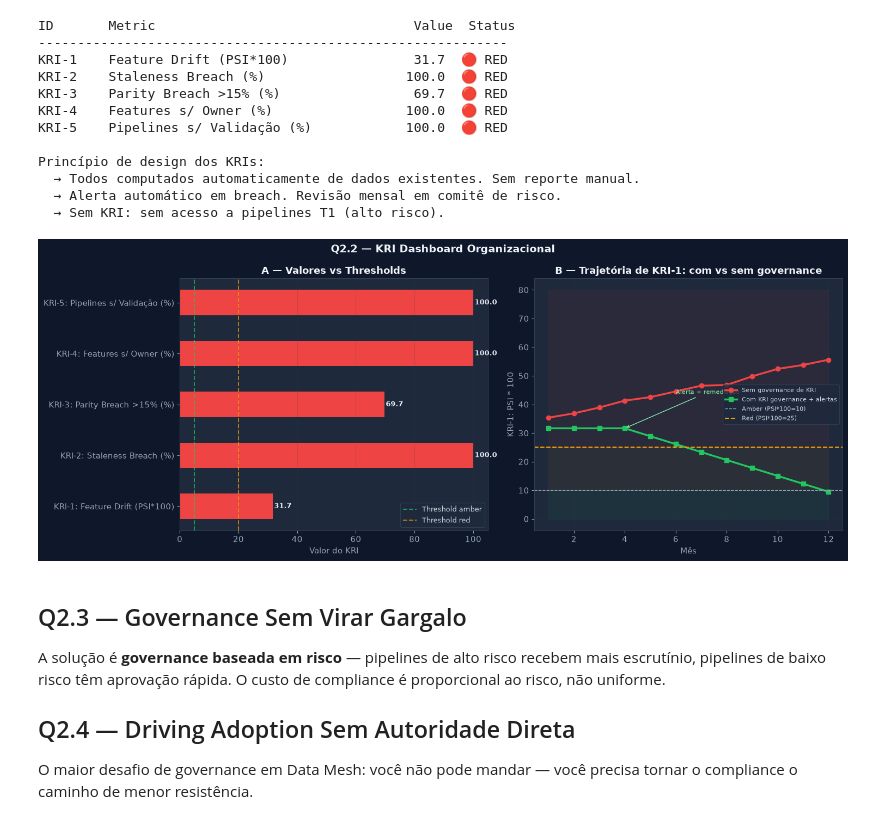
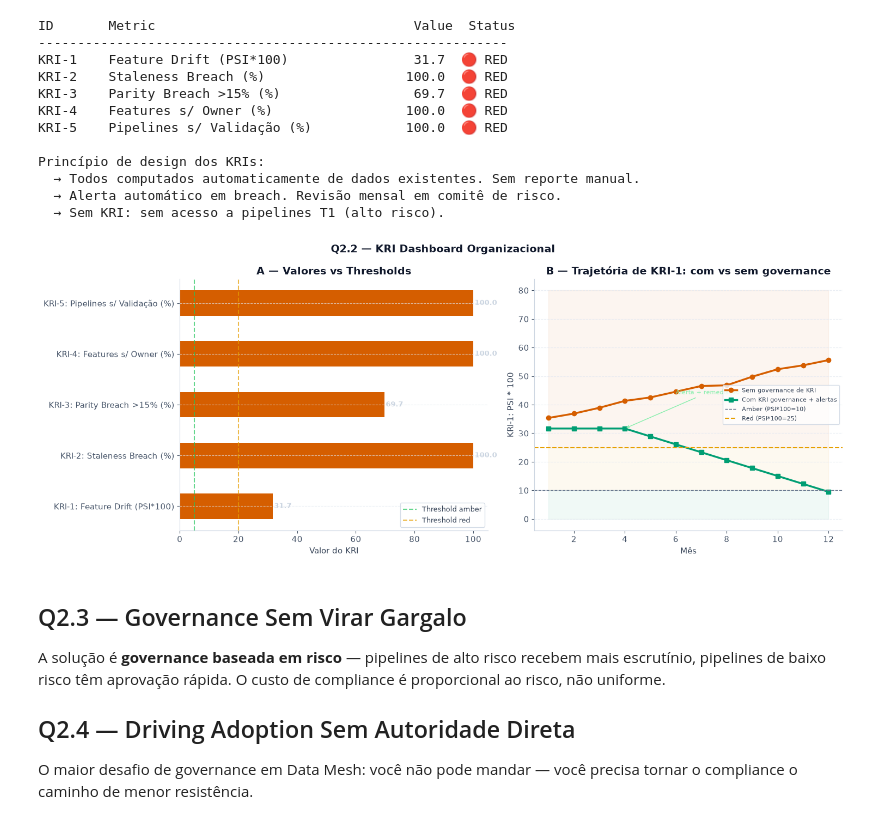
Before and after one commit to Cristiano2132/nubank-model-risk-business-case, a Jupyter notebook: business_case_answers.ipynb, the cells around one changed output. Saved outputs shown, nothing was run; the diff lists cells and outputs as text; code cells hidden in the pictures.

Commit message:
style: apply light executive theme, Okabe-Ito palette, and style_chart functions

```diff
--- a/business_case_answers.ipynb
+++ b/business_case_answers.ipynb
@@ -323,17 +331,17 @@ O que dashboard.py NÃO REPORTA (silêncio perigoso):
 # %%
 fig, axes = plt.subplots(1, 2, figsize=(14, 5))
 fig.suptitle('Risco 3 — Blind Monitoring: 100% uptime com features corrompidas',
-             fontsize=13, color='#f1f5f9', fontweight='bold')
+             fontsize=13, color='#0f172a', fontweight='bold')
 
 ax = axes[0]
 ax.bar(['Uptime (%)', 'Avg Latency (ms)'],
        [uptime_pct, avg_latency],
        color=COL_LO, edgecolor='none', width=0.5)
 ax.set_ylim(0, 110)
-ax.set_title('A — O que dashboard.py reporta\n(Tudo verde ✅ — enganoso!)'); ax.grid(True, alpha=0.2)
+ax.set_title('A — O que dashboard.py reporta\n(Tudo verde ✅ — enganoso!)'); style_chart(ax)
 for bar in ax.patches:
     ax.text(bar.get_x()+bar.get_width()/2, bar.get_height()+1,
-            f'{bar.get_height():.1f}', ha='center', color='#e2e8f0', fontweight='bold')
+            f'{bar.get_height():.1f}', ha='center', color='#cbd5e1', fontweight='bold')
 
 ax = axes[1]
 n_total = len(df_merged)
@@ -345,11 +353,11 @@ missing = {
 }
 cols_m = [COL_HI if v > 15 else COL_MED for v in missing.values()]
 bars = ax.bar(list(missing.keys()), list(missing.values()), color=cols_m, edgecolor='none', width=0.5)
-ax.axhline(15, color='#94a3b8', lw=1.5, linestyle='--', label='Threshold 15%')
-ax.set_title('B — O que NÃO é monitorado (risco oculto 🚨)'); ax.legend(fontsize=9); ax.grid(True, alpha=0.2)
+ax.axhline(15, color='#64748b', lw=1.5, linestyle='--', label='Threshold 15%')
+ax.set_title('B — O que NÃO é monitorado (risco oculto 🚨)'); ax.legend(fontsize=9); style_chart(ax)
 for bar in bars:
     ax.text(bar.get_x() + bar.get_width()/2, bar.get_height() + 0.3, f'{bar.get_height():.1f}%',
-            ha='center', color='#e2e8f0', fontweight='bold', fontsize=9)
+            ha='center', color='#cbd5e1', fontweight='bold', fontsize=9)
 fig.tight_layout()
 plt.show()
 # %% [output]
@@ -693,7 +701,7 @@ CONTROLE 3 — Feature Schema Registry + Shadow Deployment:
   Gate de validação de schema no CI em todo commit
 # %%
 fig, axes = plt.subplots(1, 3, figsize=(18, 6))
-fig.suptitle('Q1.4 — Três Controles Chave de Governance', fontsize=14, color='#f1f5f9', fontweight='bold')
+fig.suptitle('Q1.4 — Três Controles Chave de Governance', fontsize=14, color='#0f172a', fontweight='bold')
 
 # C1: TTL impact
 ax = axes[0]
@@ -705,11 +713,11 @@ ax.bar(['Fresh (OK)', 'Stale servido\n(atual)', 'Stale bloqueado\n(proposto)'],
        [0, 0, n_stale_c], color=COL_LO, edgecolor='none', alpha=0.8)
 ax.set_ylabel('Linhas de feature')
 ax.set_title('Controle 1 — TTL Enforcement\nEvita dados stale chegando ao modelo')
-ax.grid(True, alpha=0.2)
+style_chart(ax)
 for bar in ax.patches:
     if bar.get_height() > 0:
         ax.text(bar.get_x()+bar.get_width()/2, bar.get_height()+0.3,
-                str(int(bar.get_height())), ha='center', color='#e2e8f0', fontweight='bold')
+                str(int(bar.get_height())), ha='center', color='#cbd5e1', fontweight='bold')
 
 # C2: Drift over time
 ax = axes[1]
@@ -719,13 +727,13 @@ drift_no  = psi + np.cumsum(np.random.normal(0.02, 0.01, 16)) * 0.08
 drift_yes = np.concatenate([np.repeat(psi, 8), np.linspace(psi, psi*0.35, 8)])
 ax.plot(weeks, drift_no,  color=COL_HI, lw=2.5, marker='o', ms=5, label='Sem drift monitoring')
 ax.plot(weeks, drift_yes, color=COL_LO, lw=2.5, marker='s', ms=5, label='Com drift monitoring + alertas')
-ax.axhline(0.10, color='#94a3b8', lw=1, linestyle='--', label='Threshold amber (0.10)')
+ax.axhline(0.10, color='#64748b', lw=1, linestyle='--', label='Threshold amber (0.10)')
 ax.axhline(0.25, color=COL_MED, lw=1.5, linestyle='--', label='Threshold red (0.25)')
 ax.annotate('Alerta!\nRemediação', xy=(9, drift_yes[8]), xytext=(11, drift_yes[8]+0.05),
             fontsize=8, color='#86efac', arrowprops=dict(arrowstyle='->', color='#86efac'))
 ax.set_xlabel('Semana'); ax.set_ylabel('PSI')
 ax.set_title('Controle 2 — Drift Monitor Contínuo\nDetecção rápida = remediação rápida')
-ax.legend(fontsize=8); ax.grid(True, alpha=0.2)
+ax.legend(fontsize=8); style_chart(ax)
 
 # C3: Schema registry
 ax = axes[2]
@@ -739,8 +747,8 @@ for (x, y, title, bg, border, desc) in [
 ]:
     ax.add_patch(mpatches.FancyBboxPatch((0.3, y-1.0), 9.2, 1.8,
                  boxstyle='round,pad=0.1', facecolor=bg, edgecolor=border, linewidth=1.5))
-    ax.text(x, y+0.4, title, ha='center', fontsize=10, color='#f1f5f9', fontweight='bold')
-    ax.text(x, y-0.4, desc, ha='center', fontsize=8, color='#cbd5e1', fontfamily='monospace')
+    ax.text(x, y+0.4, title, ha='center', fontsize=10, color='#0f172a', fontweight='bold')
+    ax.text(x, y-0.4, desc, ha='center', fontsize=8, color='#475569', fontfamily='monospace')
 
 fig.tight_layout()
 plt.show()
@@ -838,41 +846,41 @@ Princípio de design dos KRIs:
   → Sem KRI: sem acesso a pipelines T1 (alto risco).
 # %%
 fig, axes = plt.subplots(1, 2, figsize=(15, 6))
-fig.suptitle('Q2.2 — KRI Dashboard Organizacional', fontsize=14, color='#f1f5f9', fontweight='bold')
+fig.suptitle('Q2.2 — KRI Dashboard Organizacional', fontsize=14, color='#0f172a', fontweight='bold')
 
 ax = axes[0]
 kri_labels = [k[0]+': '+k[1] for k in kri_data]
 kri_vals   = [k[2] for k in kri_data]
 kri_cols   = [COL_HI if v > k[4] else (COL_MED if v > k[3] else COL_LO) for k,v in zip(kri_data, kri_vals)]
 bars = ax.barh(kri_labels, kri_vals, color=kri_cols, edgecolor='none', height=0.5)
 ax.axvline(5,  color='#22c55e', lw=1.5, linestyle='--', alpha=0.7, label='Threshold amber')
 ax.axvline(20, color=COL_MED, lw=1.5, linestyle='--', alpha=0.7, label='Threshold red')
-ax.set_xlabel('Valor do KRI'); ax.set_title('A — Valores vs Thresholds'); ax.legend(fontsize=9); ax.grid(True, alpha=0.2, axis='x')
+ax.set_xlabel('Valor do KRI'); ax.set_title('A — Valores vs Thresholds'); ax.legend(fontsize=9); style_chart(ax)
 for bar, val in zip(bars, kri_vals):
     ax.text(bar.get_width()+0.5, bar.get_y()+bar.get_height()/2, f'{val:.1f}',
-            va='center', color='#e2e8f0', fontsize=9, fontweight='bold')
+            va='center', color='#cbd5e1', fontsize=9, fontweight='bold')
 
 ax = axes[1]
 months = np.arange(1, 13)
 np.random.seed(7)
 drift_no  = np.clip(psi*100 + np.cumsum(np.random.normal(2, 1, 12)), 0, 80)
 drift_yes = np.array([psi*100]*3 + list(np.linspace(psi*100, psi*30, 9)))
 ax.plot(months, drift_no,   color=COL_HI, lw=2.5, marker='o', ms=6, label='Sem governance de KRI')
 ax.plot(months, drift_yes,  color=COL_LO, lw=2.5, marker='s', ms=6, label='Com KRI governance + alertas')
-ax.axhline(10, color='#94a3b8', lw=1, linestyle='--', label='Amber (PSI*100=10)')
+ax.axhline(10, color='#64748b', lw=1, linestyle='--', label='Amber (PSI*100=10)')
 ax.axhline(25, color=COL_MED, lw=1.5, linestyle='--', label='Red (PSI*100=25)')
 ax.fill_between(months, 0, 10, alpha=0.06, color=COL_LO)
 ax.fill_between(months, 10, 25, alpha=0.06, color=COL_MED)
 ax.fill_between(months, 25, 80, alpha=0.06, color=COL_HI)
 ax.annotate('Alerta + remediação', xy=(4, drift_yes[3]), xytext=(6, drift_yes[3]+12),
             fontsize=8, color='#86efac', arrowprops=dict(arrowstyle='->', color='#86efac'))
 ax.set_xlabel('Mês'); ax.set_ylabel('KRI-1: PSI * 100')
 ax.set_title('B — Trajetória de KRI-1: com vs sem governance')
-ax.legend(fontsize=8); ax.grid(True, alpha=0.2)
+ax.legend(fontsize=8); style_chart(ax)
 fig.tight_layout()
 plt.show()
 # %% [output]
-[figure, old version]
+[figure, new version]
 # %% [markdown]
 ## Q2.3 — Governance Sem Virar Gargalo
 
```
Also changed, not shown: parts of 13 cells of this notebook.
